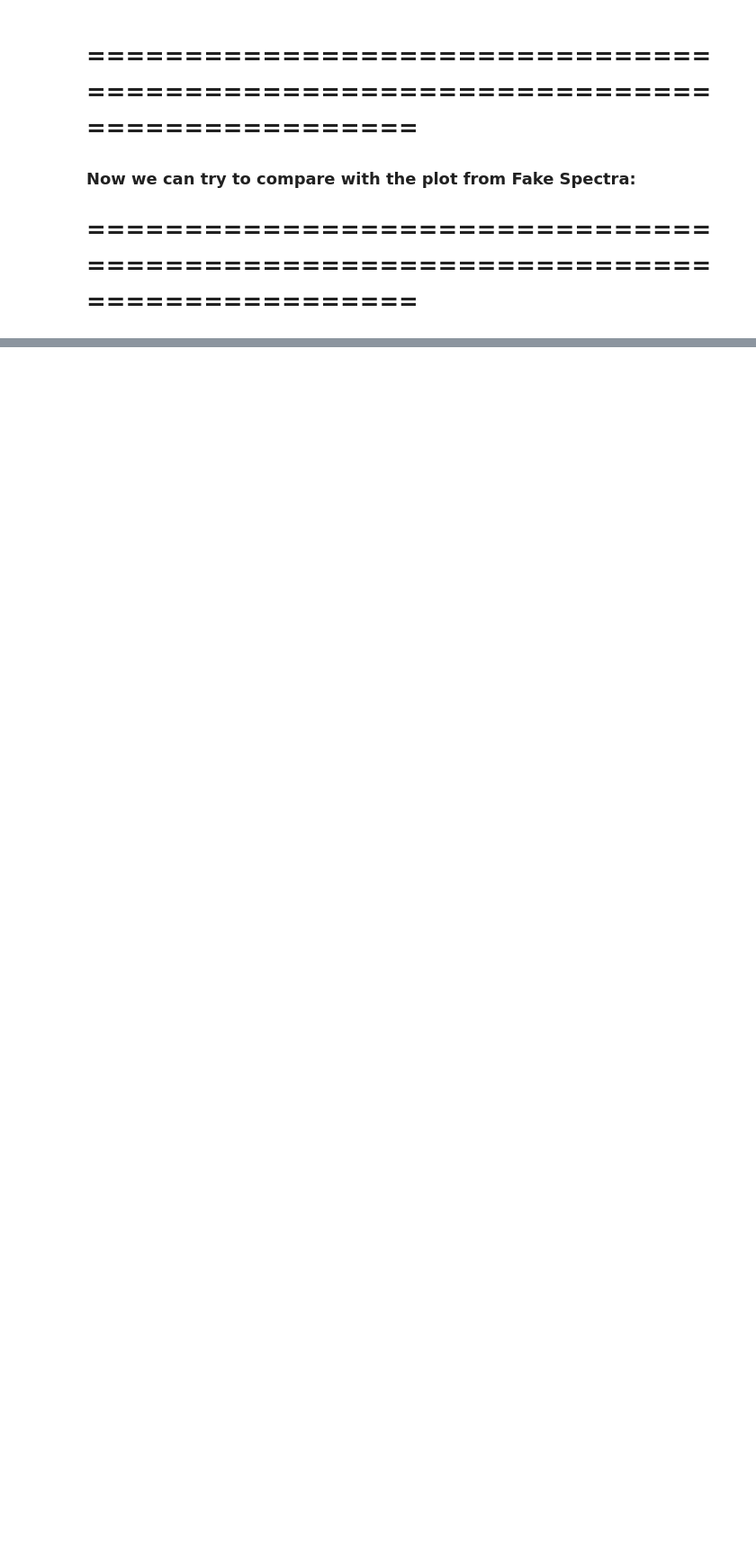
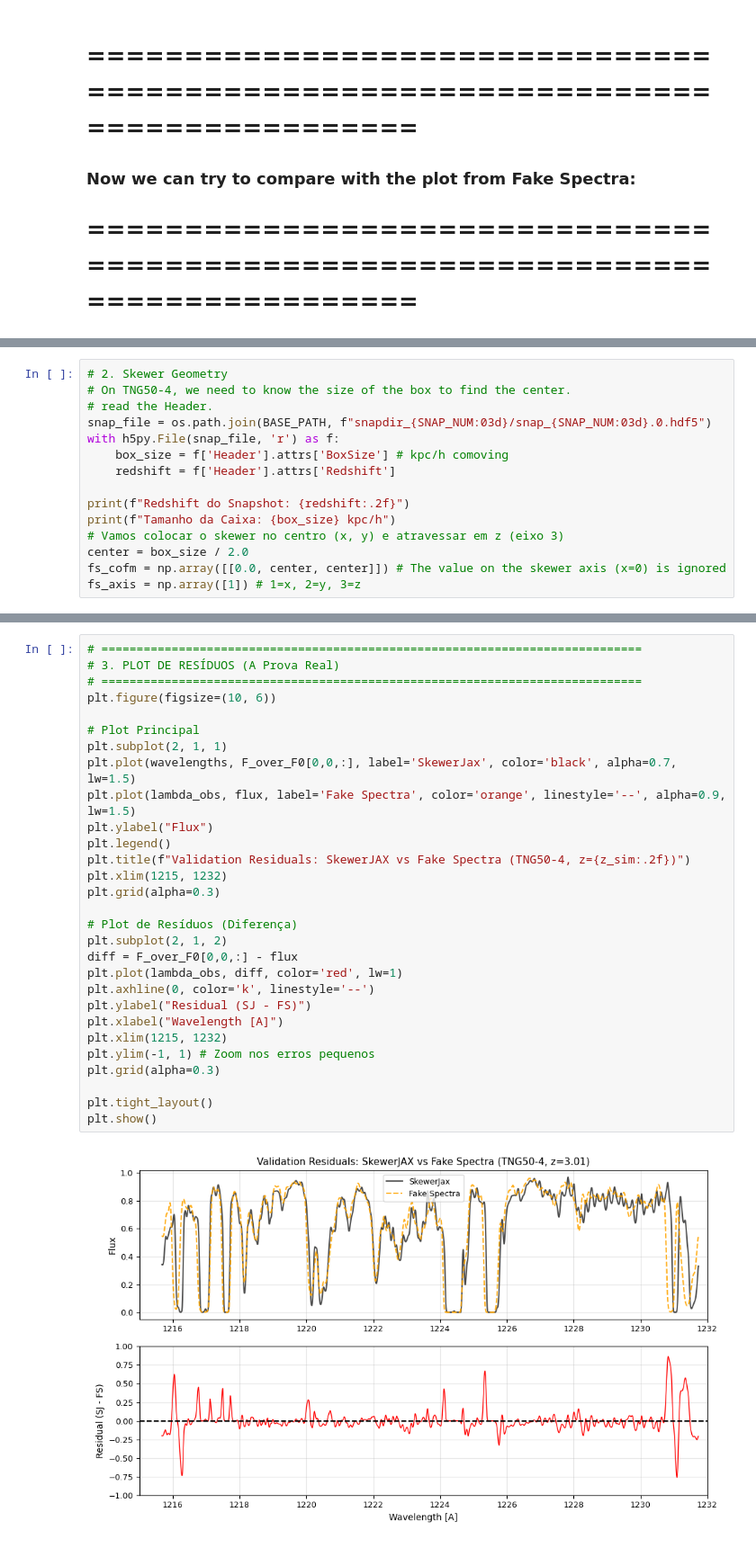
Before and after one commit to daniellopezcano/SkewerJAX, a Jupyter notebook: notebooks/victor_test.ipynb, the cells around one changed output, grey strips where cells are left out. Shown at 90% size. Drawn from its saved outputs; the diff is of its cells as text; blank space fills up the shorter version.

```diff
--- a/notebooks/victor_test.ipynb
+++ b/notebooks/victor_test.ipynb
@@ -916,0 +859,15 @@ lambda_obs_fs = lambda_lya_rest *(1 + vel_axis / c_kms)
+# %%
+# 2. Skewer Geometry
+# On TNG50-4, we need to know the size of the box to find the center.
+# read the Header.
+snap_file = os.path.join(BASE_PATH, f"snapdir_{SNAP_NUM:03d}/snap_{SNAP_NUM:03d}.0.hdf5")
+with h5py.File(snap_file, 'r') as f:
+    box_size = f['Header'].attrs['BoxSize'] # kpc/h comoving
+    redshift = f['Header'].attrs['Redshift']
+
+print(f"Redshift do Snapshot: {redshift:.2f}")
+print(f"Tamanho da Caixa: {box_size} kpc/h")
+# Vamos colocar o skewer no centro (x, y) e atravessar em z (eixo 3)
+center = box_size / 2.0
+fs_cofm = np.array([[0.0, center, center]]) # The value on the skewer axis (x=0) is ignored
+fs_axis = np.array([1]) # 1=x, 2=y, 3=z
@@ -954,0 +953,31 @@ wavelengths.shape
+# %%
+# =============================================================================
+# 3. PLOT DE RESÍDUOS (A Prova Real)
+# =============================================================================
+plt.figure(figsize=(10, 6))
+
+# Plot Principal
+plt.subplot(2, 1, 1)
+plt.plot(wavelengths, F_over_F0[0,0,:], label='SkewerJax', color='black', alpha=0.7, lw=1.5)
+plt.plot(lambda_obs, flux, label='Fake Spectra', color='orange', linestyle='--', alpha=0.9, lw=1.5)
+plt.ylabel("Flux")
+plt.legend()
+plt.title(f"Validation Residuals: SkewerJAX vs Fake Spectra (TNG50-4, z={z_sim:.2f})")
+plt.xlim(1215, 1232)
+plt.grid(alpha=0.3)
+
+# Plot de Resíduos (Diferença)
+plt.subplot(2, 1, 2)
+diff = F_over_F0[0,0,:] - flux
+plt.plot(lambda_obs, diff, color='red', lw=1)
+plt.axhline(0, color='k', linestyle='--')
+plt.ylabel("Residual (SJ - FS)")
+plt.xlabel("Wavelength [A]")
+plt.xlim(1215, 1232)
+plt.ylim(-1, 1) # Zoom nos erros pequenos
+plt.grid(alpha=0.3)
+
+plt.tight_layout()
+plt.show()
+# %% [output]
+[figure, added]
```
Also changed, not shown: parts of 26 cells of this notebook.
